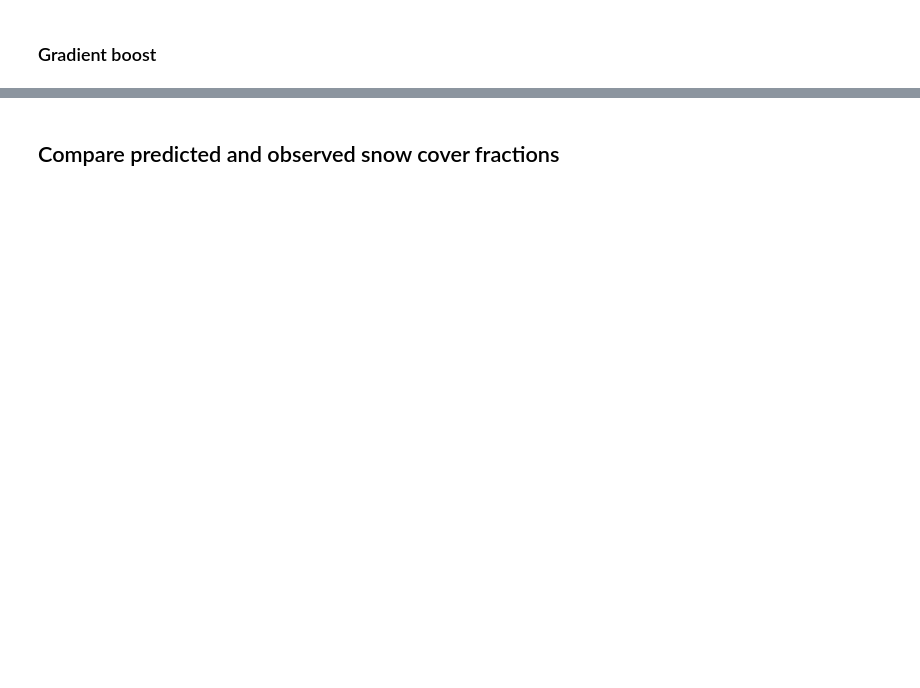
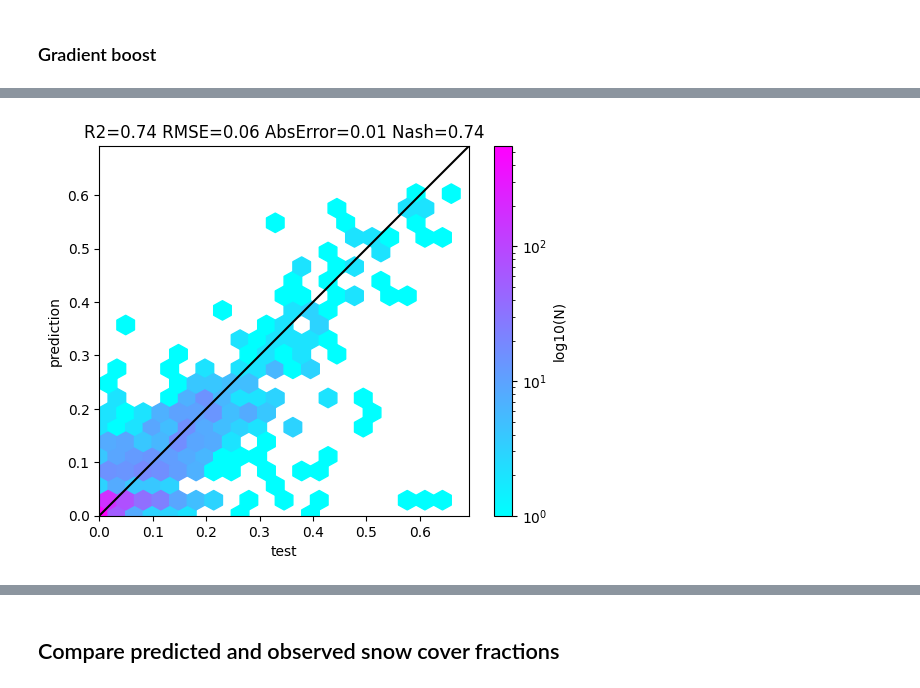
Before and after one commit to Rami-ismail/FYP_SnowCoveredArea, a Jupyter notebook: trainScf.ipynb, the cells around one changed output, grey strips where cells are left out. Cells and saved outputs as stored; diff of their text form; code cells hidden in the pictures; blank space fills up the shorter version.

```diff
--- a/trainScf.ipynb
+++ b/trainScf.ipynb
@@ -172,0 +185,7 @@ with open('mod2{}.pickle'.format(f), 'wb') as handle:
+# %%
+mod3 = testMod(X,y,KNeighborsRegressor(n_neighbors=10,weights='distance',algorithm="ball_tree"))
+# save model
+with open('mod3{}.pickle'.format(f), 'wb') as handle:
+    pickle.dump(mod3, handle)
+# %% [output]
+[figure, added]
```
Also changed, not shown: parts of 10 cells of this notebook, 12 other files.
